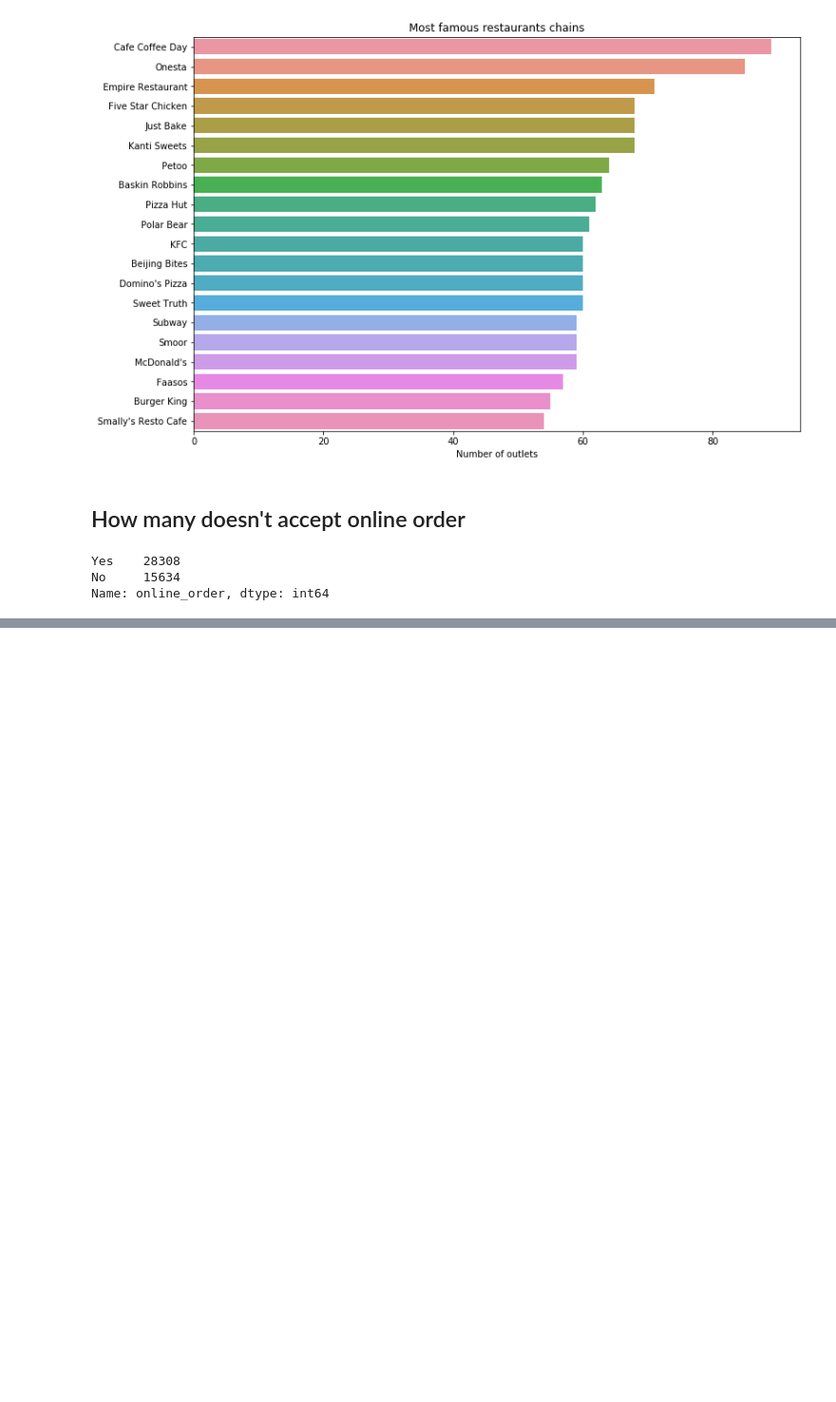
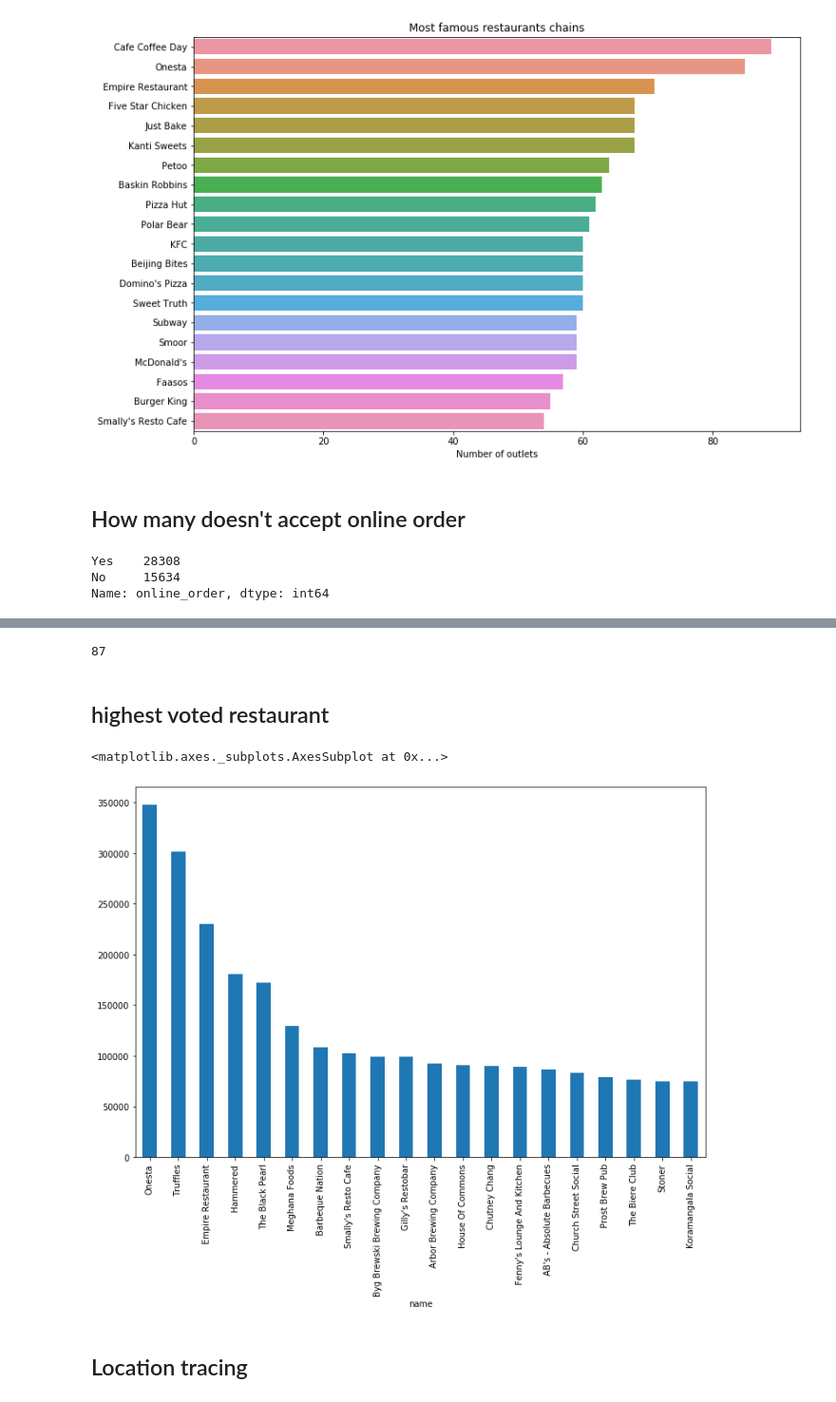
Before and after one commit to MiskaturRahman/Data-Science-PortFolio, a Jupyter notebook: Zomato Data Analysis/Zomato_EDA.ipynb, the cells around one changed output, grey strips where cells are left out. Shown at 95% size. Cells and saved outputs as stored; diff of their text form; code cells hidden in the pictures; blank space fills up the shorter version.

Commit message:
zomato restaurant checking

```diff
--- a/Zomato Data Analysis/Zomato_EDA.ipynb
+++ b/Zomato Data Analysis/Zomato_EDA.ipynb
@@ -242,0 +267,8 @@ px.pie(df,values = online_res, labels = labels, title = 'Pie Chart')
+# %%
+# check restaurant type with na values and dropping.
+df['rest_type'].isna().sum()
+df['rest_type'].dropna(inplace=True)
+# %%
+len(df['rest_type'].unique())
+# %% [output]
+87
@@ -242,0 +280,9 @@ px.pie(df,values = online_res, labels = labels, title = 'Pie Chart')
+# %% [markdown]
+highest voted restaurant
+-----------------------------
+# %%
+plt.figure(figsize =(12,8))
+df.groupby('name')['votes'].sum().nlargest(20).plot.bar()
+# %% [output]
+<matplotlib.axes._subplots.AxesSubplot at 0x...>
+[figure, added]
@@ -242,0 +294,3 @@ px.pie(df,values = online_res, labels = labels, title = 'Pie Chart')
+# %% [markdown]
+Location tracing
+----------------------------------------------------------------
```
Also changed, not shown: parts of 13 cells of this notebook.
